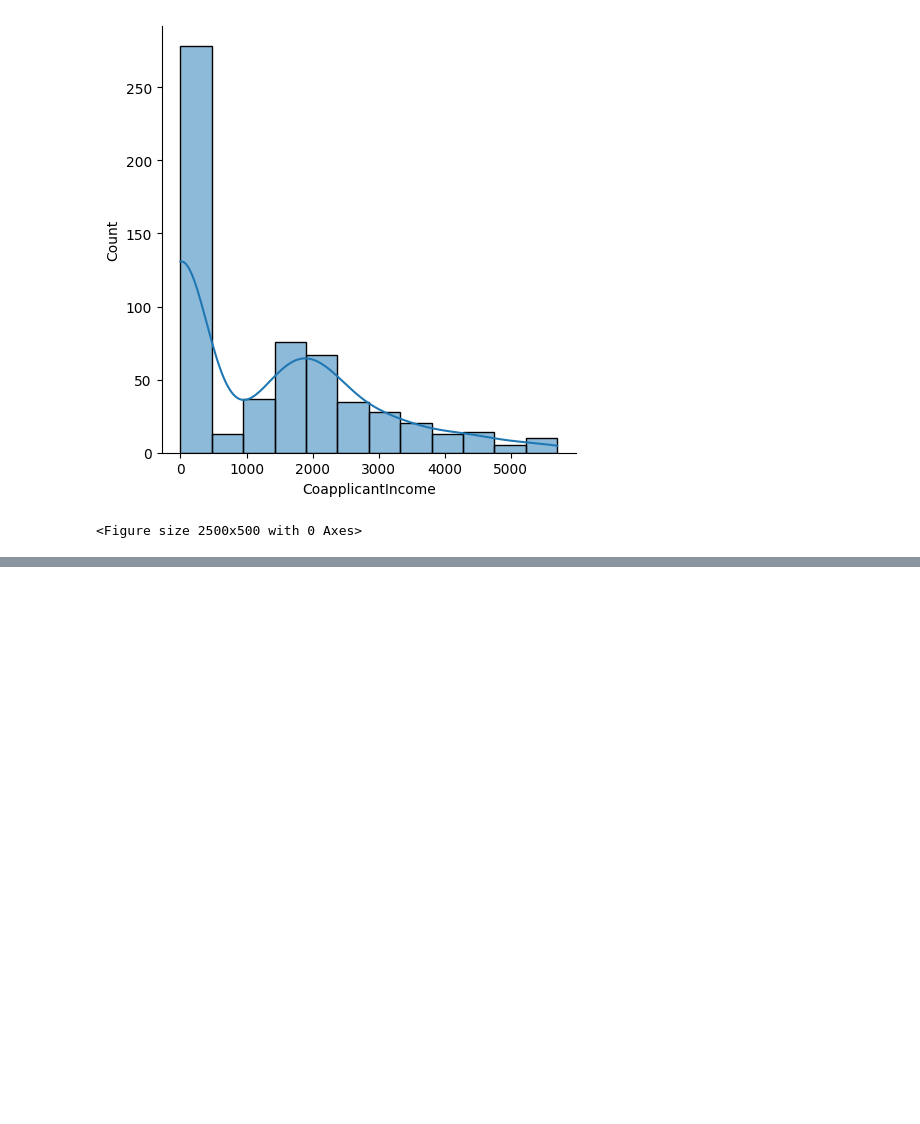
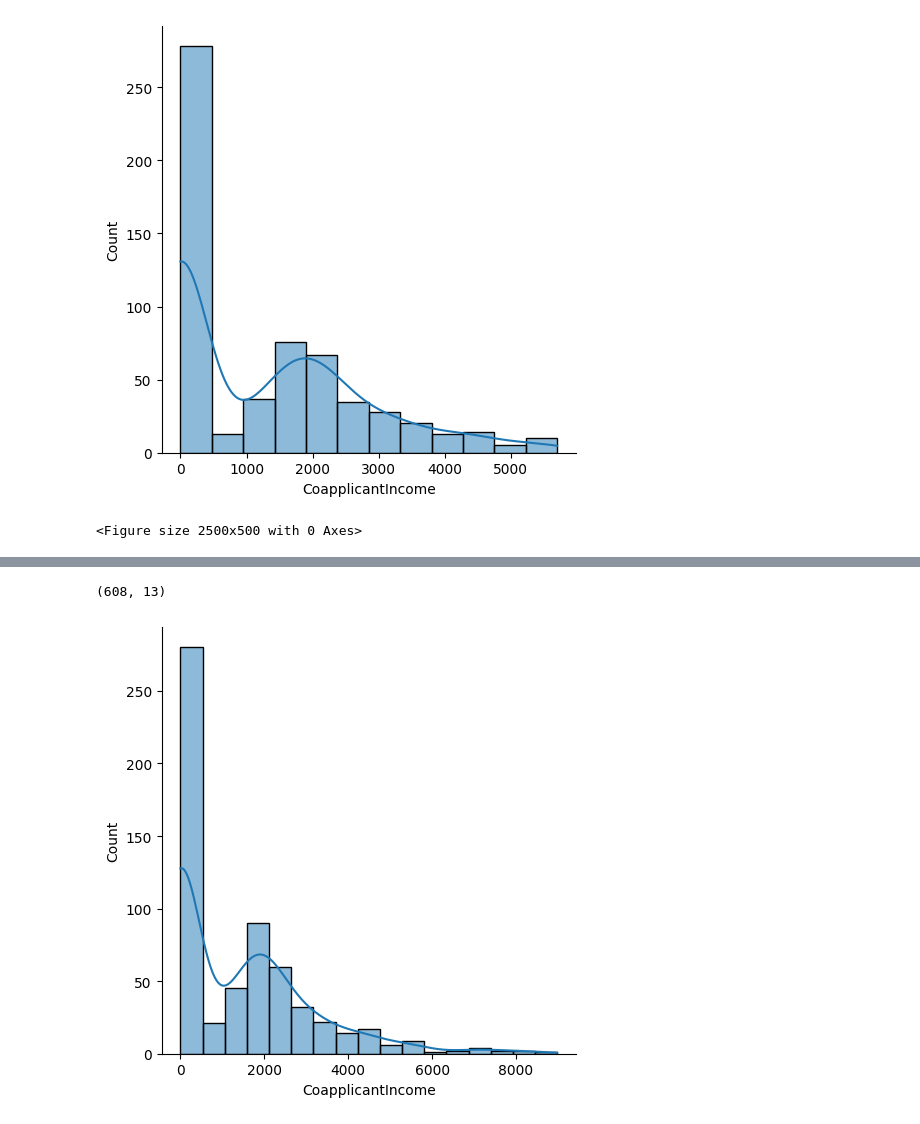
Before and after one commit to Singh-Prince-Rinku/2025, a Jupyter notebook: Machine Learning/Data_Analysis/outlier.ipynb, the cells around one changed output, grey strips where cells are left out. Drawn from its saved outputs; the diff is of its cells as text; code cells hidden in the pictures; blank space fills up the shorter version.

```diff
--- a/Machine Learning/Data_Analysis/outlier.ipynb
+++ b/Machine Learning/Data_Analysis/outlier.ipynb
@@ -106,0 +129,3 @@ plt.show()
+# %%
+z_score = (dataset["CoapplicantIncome"] - dataset["CoapplicantIncome"].mean())/dataset["CoapplicantIncome"].std()
+z_score
@@ -106,0 +145,11 @@ plt.show()
+# %%
+new_dataset2 = dataset[(z_score<3)]
+# %%
+new_dataset2.shape
+# %% [output]
+(608, 13)
+# %%
+sns.displot(new_dataset2["CoapplicantIncome"],kde = True)
+plt.show()
+# %% [output]
+[figure, added]
```
Also changed, not shown: parts of 6 cells of this notebook.
